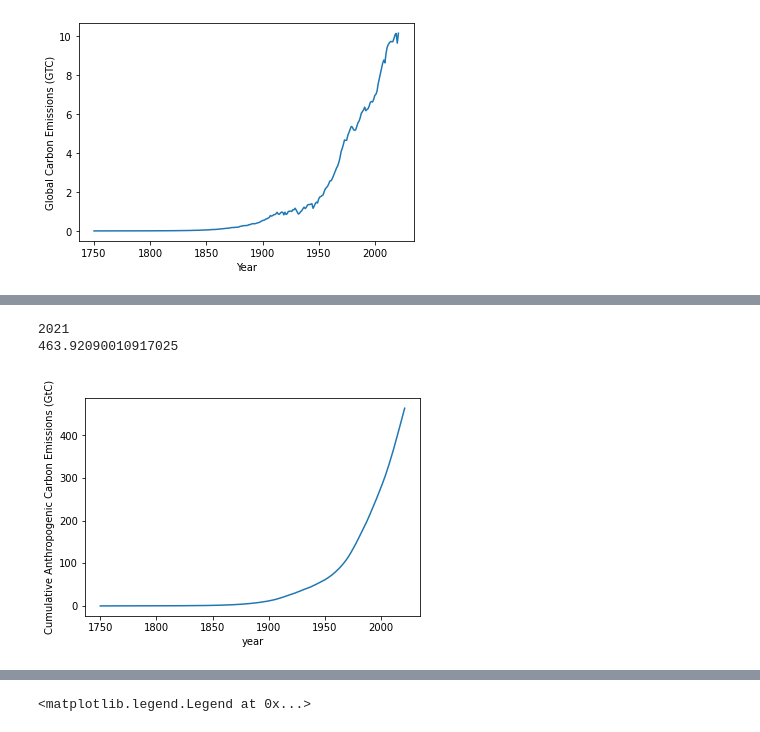
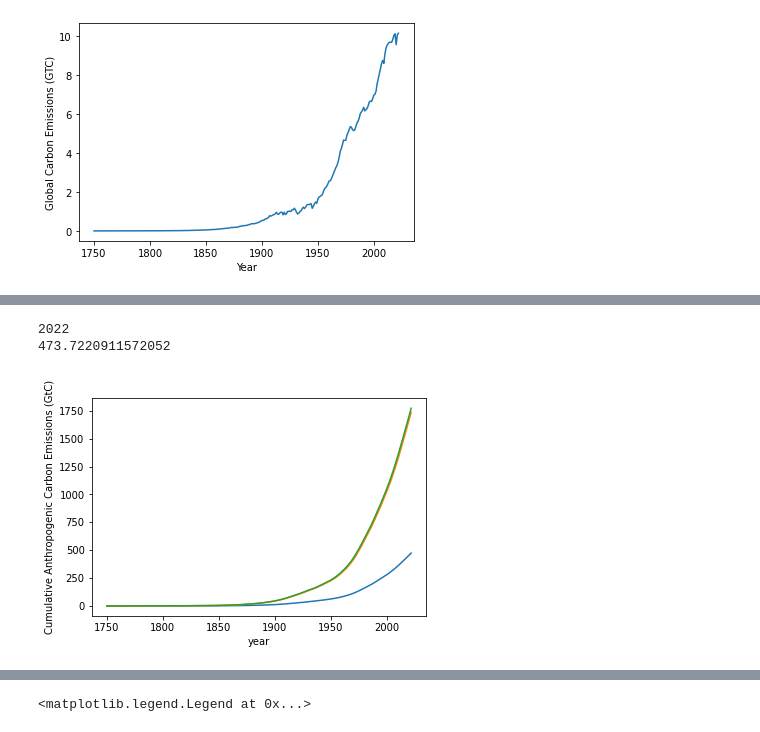
Before and after one commit to dodelson/Physics-of-Energy, a Jupyter notebook: Code/01_global_co2.ipynb, the cells around one changed output, grey strips where cells are left out. Cells and saved outputs as stored; diff of their text form; code cells hidden in the pictures.

```diff
--- a/Code/01_global_co2.ipynb
+++ b/Code/01_global_co2.ipynb
@@ -134,6 +137,7 @@ print(worst)
 co2us=co2[co2['country']=='World']
 # %%
 emit=co2us['co2']
+emitcum=co2us['cumulative_co2']
 year=np.array(co2us['year'])
 # %%
 plt.plot(year[-40:],emit[-40:]/1.e3)
@@ -152,14 +164,16 @@ Text(0, 0.5, 'Global Carbon Emissions (GTC)')
 # %%
 n=np.size(emit)
 cum=np.zeros(n)
 for i in range(n):
     cum[i]=np.sum(emit[:i])
 plt.plot(year,cum/3.664/1.e3)
+plt.plot(year,cum/1.e3)
+plt.plot(year,emitcum/1.e3)
 plt.xlabel('year')
 plt.ylabel('Cumulative Anthropogenic Carbon Emissions (GtC)')
 print(year[-1])
 print(cum[-1]/3.664/1.e3)
 # %% [output]
-2021
-463.92090010917025
+2022
+473.7220911572052
-[figure, old version]
+[figure, new version]
```
Also changed, not shown: parts of 15 cells of this notebook, 15 other files.
